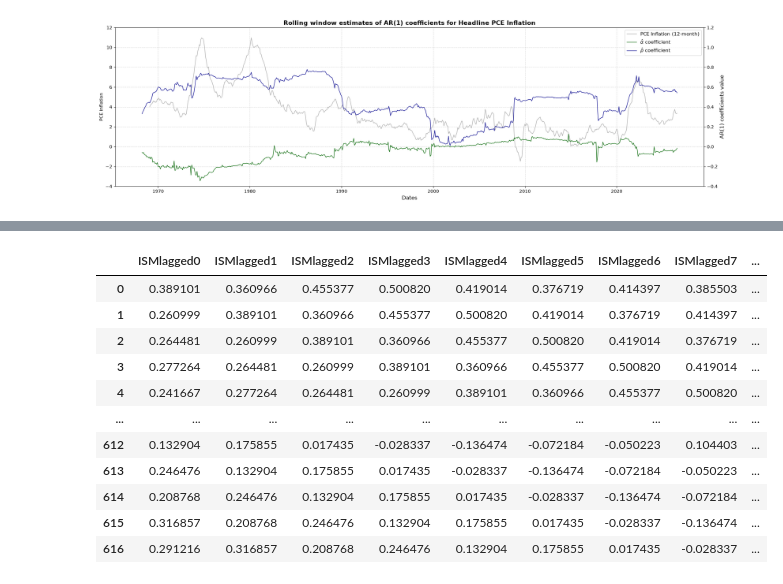
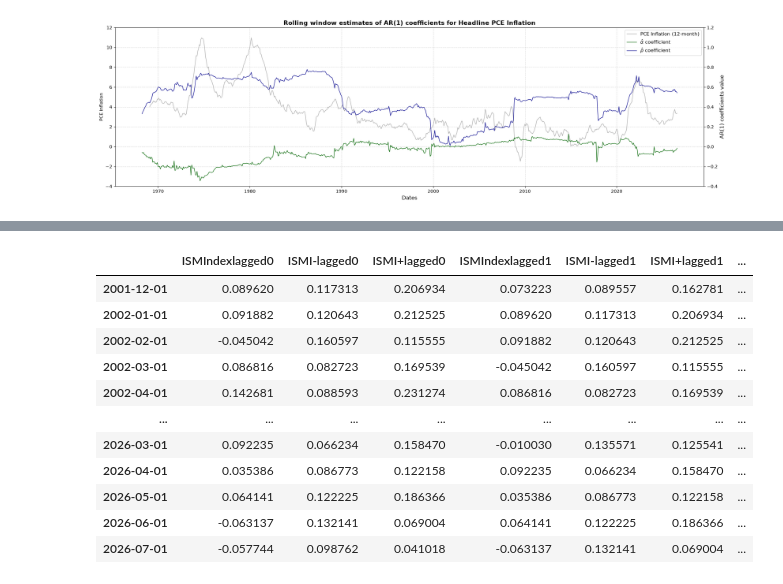
Before and after one commit to Lea-Gosselin/ismi-index, a Jupyter notebook: mainUS.ipynb, the cells around one changed output, grey strips where cells are left out. Cells and saved outputs as stored; diff of their text form; code cells hidden in the pictures.

```diff
--- a/mainUS.ipynb
+++ b/mainUS.ipynb
@@ -11,6 +11,9 @@ from dateutil.relativedelta import relativedelta
 # Import data
 niv = '4'
 
+# Want Shapiro data in LP ?
+ShapiroData = True
+
 # Unchained other items
 dfICP = pd.read_parquet(f"input/USItemsLvl{niv}.parquet")
 dfW = pd.read_parquet(f"input/USnormedWeightsLvl{niv}.parquet")
@@ -321,12 +322,11 @@ exoMonthly = pd.concat(
     ], axis=1
 )
 exoMonthly.index = exoMonthly.index.to_timestamp()
+
+# Passe en points de pourcentage
+
+exoMonthly[["PCE 12m %", "MICHIGAN_1Y", "RDPI", "10Y-FEDFUNDS"]] = exoMonthly[["PCE 12m %", "MICHIGAN_1Y", "RDPI", "10Y-FEDFUNDS"]]/100
 # %%
 # Enforce data to be on the same timeframe...
 ismi = ismIndex.iloc[:, 0].copy()
-EXOG = pd.concat([ismi, exoMonthly], axis=1, join="inner").sort_index()
-
-# Start date...
-lag = 12 # P lags
-sd = EXOG.iloc[lag-1:,0].index
-ENDOG =
+EXOG = pd.concat([ismi, negIsmi, posIsmi, exoMonthly], axis=1, join="inner").sort_index()
@@ -354,26 +390,72 @@ Y = Y.iloc[:-1,1:] # From t onwards
 # %%
-# Exogeneous variables : ISMI lagged
+# Exogeneous variables, lagged, with or without Shapiro data
+# Horizons: h = 0, ..., 60
+H=61
+lag=12
+h = np.arange(H)
+
+XShapiro = pd.concat(
+    [
+        EXOG[exoNames]
+        .shift(i)
+        .add_suffix(f"lagged{i}")
+        for i in range(lag + 1)
+    ],
+    axis=1
+)
+
+# Exogeneous variables : ISMI lagged, other variables lagged
 # ISMI lags: 0, ..., 12
-X = pd.DataFrame({
-    f"ISMlagged{i}": ismIndex.iloc[:, 0].shift(i)
-    for i in range(lag + 1)
-})
+
+XIsmi = pd.concat(
+    [
+        EXOG[["ISMIndex","ISMI-","ISMI+"]]
+        .shift(i)
+        .add_suffix(f"lagged{i}")
+        for i in range(lag + 1)
+    ],
+    axis=1
+)
+
+X = pd.concat(
+    [XIsmi, XShapiro],
+    axis=1
+)
+
+if ShapiroData == False:
+    allIsmIndex = pd.concat(
+            [ismIndex["ISMIndex"],
+             negIsmi,
+             posIsmi],
+            axis=1
+        )
+
+    XIsmi = pd.concat(
+    [allIsmIndex
+     .shift(i)
+     .add_suffix(f"lagged{i}") for i in range(lag + 1)],
+    axis=1)
+
+    # Set exogenous...
+    X = XIsmi
 
 # Remove first 12 obs (needed for lags)
 # and last H-1 obs (needed for future horizons)
-X = X.iloc[lag:-(H-1)].reset_index(drop=True)
-X["Constante"] = np.ones(X.shape[0])
+X = X[lag:]
+
+# Add a constant
+X["Constant"] = np.ones(X.shape[0])
 X
 # %% [output]
-|  | ISMlagged0 | ISMlagged1 | ISMlagged2 | ISMlagged3 | ISMlagged4 | ISMlagged5 | ISMlagged6 | ISMlagged7 | ... |
-| 0 | 0.389101 | 0.360966 | 0.455377 | 0.500820 | 0.419014 | 0.376719 | 0.414397 | 0.385503 | ... |
-| 1 | 0.260999 | 0.389101 | 0.360966 | 0.455377 | 0.500820 | 0.419014 | 0.376719 | 0.414397 | ... |
-| 2 | 0.264481 | 0.260999 | 0.389101 | 0.360966 | 0.455377 | 0.500820 | 0.419014 | 0.376719 | ... |
-| 3 | 0.277264 | 0.264481 | 0.260999 | 0.389101 | 0.360966 | 0.455377 | 0.500820 | 0.419014 | ... |
-| 4 | 0.241667 | 0.277264 | 0.264481 | 0.260999 | 0.389101 | 0.360966 | 0.455377 | 0.500820 | ... |
-| ... | ... | ... | ... | ... | ... | ... | ... | ... | ... |
-| 612 | 0.132904 | 0.175855 | 0.017435 | -0.028337 | -0.136474 | -0.072184 | -0.050223 | 0.104403 | ... |
-| 613 | 0.246476 | 0.132904 | 0.175855 | 0.017435 | -0.028337 | -0.136474 | -0.072184 | -0.050223 | ... |
-| 614 | 0.208768 | 0.246476 | 0.132904 | 0.175855 | 0.017435 | -0.028337 | -0.136474 | -0.072184 | ... |
-| 615 | 0.316857 | 0.208768 | 0.246476 | 0.132904 | 0.175855 | 0.017435 | -0.028337 | -0.136474 | ... |
-| 616 | 0.291216 | 0.316857 | 0.208768 | 0.246476 | 0.132904 | 0.175855 | 0.017435 | -0.028337 | ... |
+|  | ISMIndexlagged0 | ISMI-lagged0 | ISMI+lagged0 | ISMIndexlagged1 | ISMI-lagged1 | ISMI+lagged1 | ... |
+| 2001-12-01 | 0.089620 | 0.117313 | 0.206934 | 0.073223 | 0.089557 | 0.162781 | ... |
+| 2002-01-01 | 0.091882 | 0.120643 | 0.212525 | 0.089620 | 0.117313 | 0.206934 | ... |
+| 2002-02-01 | -0.045042 | 0.160597 | 0.115555 | 0.091882 | 0.120643 | 0.212525 | ... |
+| 2002-03-01 | 0.086816 | 0.082723 | 0.169539 | -0.045042 | 0.160597 | 0.115555 | ... |
+| 2002-04-01 | 0.142681 | 0.088593 | 0.231274 | 0.086816 | 0.082723 | 0.169539 | ... |
+| ... | ... | ... | ... | ... | ... | ... | ... |
+| 2026-03-01 | 0.092235 | 0.066234 | 0.158470 | -0.010030 | 0.135571 | 0.125541 | ... |
+| 2026-04-01 | 0.035386 | 0.086773 | 0.122158 | 0.092235 | 0.066234 | 0.158470 | ... |
+| 2026-05-01 | 0.064141 | 0.122225 | 0.186366 | 0.035386 | 0.086773 | 0.122158 | ... |
+| 2026-06-01 | -0.063137 | 0.132141 | 0.069004 | 0.064141 | 0.122225 | 0.186366 | ... |
+| 2026-07-01 | -0.057744 | 0.098762 | 0.041018 | -0.063137 | 0.132141 | 0.069004 | ... |
```
Also changed, not shown: parts of 21 cells of this notebook, 3 other files.
